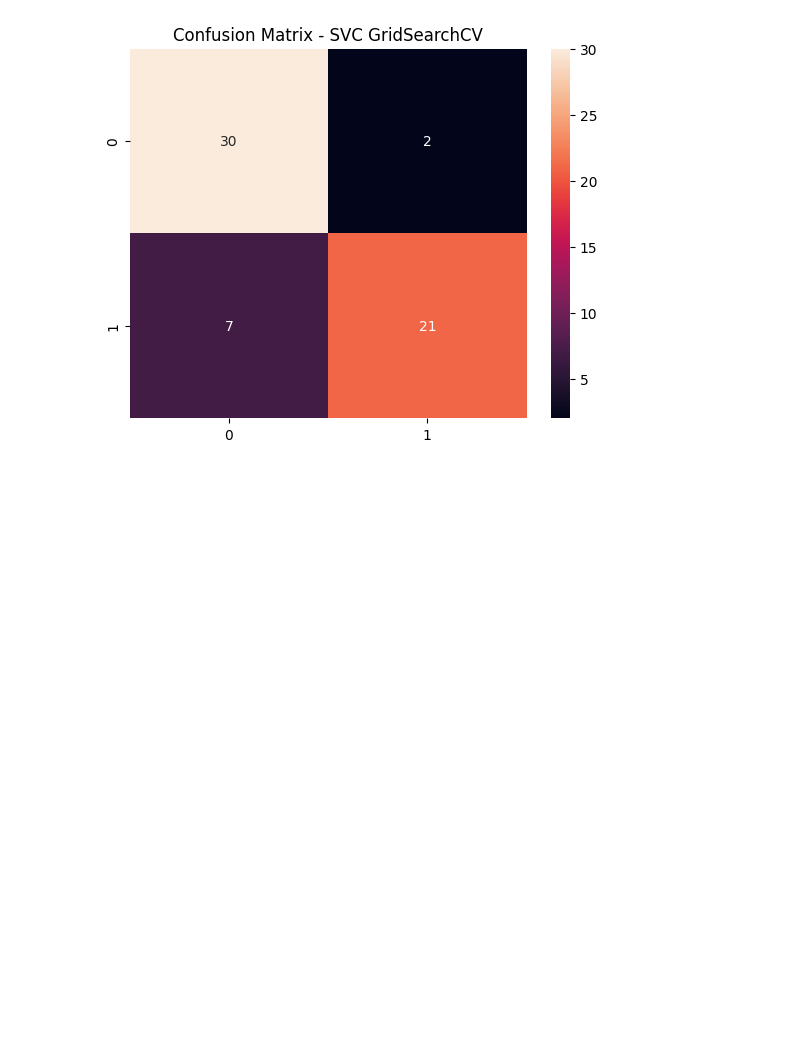
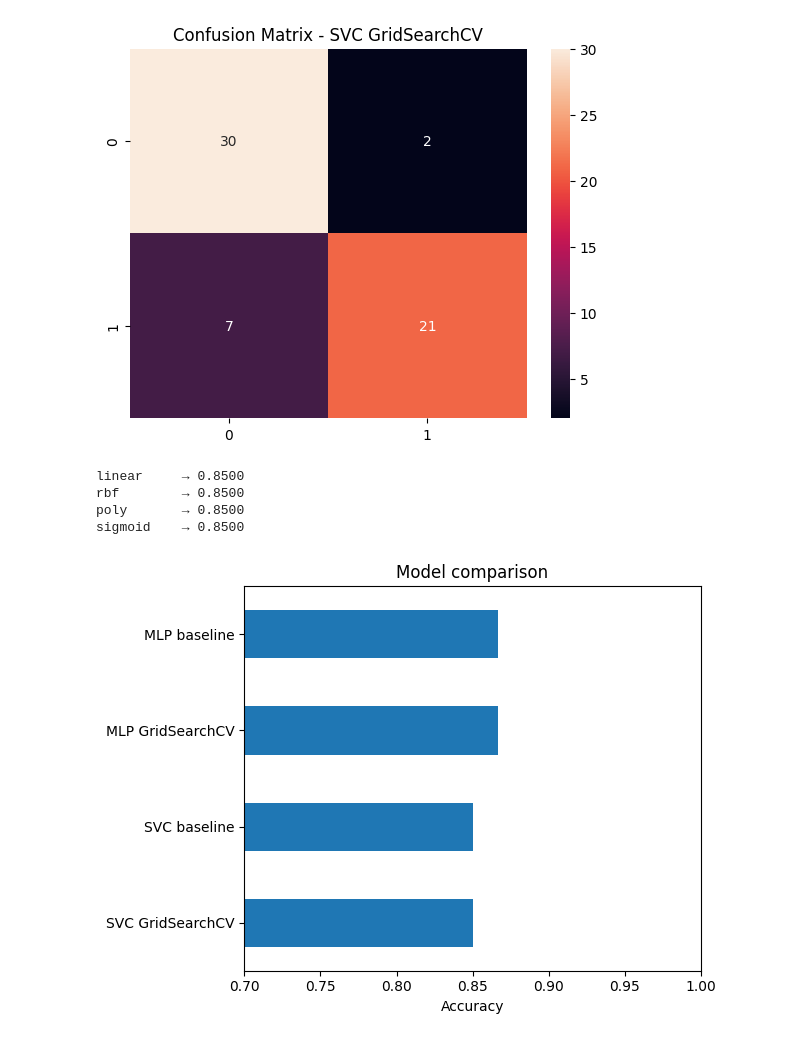
Before and after one commit to PogchampMuffin3/heart-disease-classification, a Jupyter notebook: heart_disease_classification.ipynb, the cells around one changed output. Cells and saved outputs as stored; diff of their text form; code cells hidden in the pictures; blank space fills up the shorter version.

Commit message:
add: model and kernel comparison

```diff
--- a/heart_disease_classification.ipynb
+++ b/heart_disease_classification.ipynb
@@ -150,7 +154,7 @@ mlp_baseline = MLPClassifier(random_state=RANDOM_STATE, max_iter=1000)
 mlp_baseline.fit(X_train, y_train)
 
 y_pred_MLP_baseline = mlp_baseline.predict(X_test)
-model_summary(y_test, y_pred_MLP_baseline, "MLP baseline")
+results['MLP baseline'] = model_summary(y_test, y_pred_MLP_baseline, "MLP baseline")
 # %% [output]
 Accuracy: 0.8667
               precision    recall  f1-score   support
@@ -179,7 +183,7 @@ print(f'Accuracy (walidacja): {mlp_grid.best_score_:.4f}')
 print(f'Accuracy (test): {mlp_grid.score(X_test, y_test):.4f}')
 
 y_pred_MLP = mlp_grid.predict(X_test)
-model_summary(y_test, y_pred_MLP, "MLP GridSearchCV")
+results['MLP GridSearchCV'] = model_summary(y_test, y_pred_MLP, "MLP GridSearchCV")
 # %% [output]
 Najlepsze parametry: {'activation': 'logistic', 'alpha': 1e-05, 'hidden_layer_sizes': (100,), 'solver': 'sgd'}
 Accuracy (walidacja): 0.8390
@@ -200,7 +204,7 @@ svc_baseline = SVC(random_state=RANDOM_STATE)
 svc_baseline.fit(X_train, y_train)
 
 y_pred_SVC_baseline = svc_baseline.predict(X_test)
-model_summary(y_test, y_pred_SVC_baseline, "SVC")
+results['SVC baseline'] = model_summary(y_test, y_pred_SVC_baseline, "SVC")
 # %% [output]
 Accuracy: 0.8500
               precision    recall  f1-score   support
@@ -228,7 +232,7 @@ print(f'Accuracy (walidacja): {svc_grid.best_score_:.4f}')
 print(f'Accuracy (test): {svc_grid.score(X_test, y_test):.4f}')
 
 y_pred_SVC = svc_grid.predict(X_test)
-model_summary(y_test, y_pred_SVC, "SVC GridSearchCV")
+results['SVC GridSearchCV'] = model_summary(y_test, y_pred_SVC, "SVC GridSearchCV")
 # %% [output]
 Najlepsze parametry: {'C': 0.1, 'gamma': 'scale', 'kernel': 'sigmoid'}
 Accuracy (walidacja): 0.8518
@@ -243,3 +247,22 @@ Accuracy: 0.8500
    macro avg       0.86      0.84      0.85        60
 weighted avg       0.86      0.85      0.85        60
 [figure]
+# %%
+# SVC kernel comparison
+for kernel in ['linear', 'rbf', 'poly', 'sigmoid']:
+    svc = SVC(kernel=kernel, random_state=RANDOM_STATE)
+    svc.fit(X_train, y_train)
+    print(f'{kernel:10s} {svc.score(X_test, y_test):.4f}')
+# %% [output]
+linear     → 0.8500
+rbf        → 0.8500
+poly       → 0.8500
+sigmoid    → 0.8500
+# %%
+pd.Series(results).sort_values().plot(kind='barh', title='Model comparison')
+plt.xlabel('Accuracy')
+plt.xlim(0.7, 1.0)
+plt.tight_layout()
+plt.show()
+# %% [output]
+[figure, added]
```
Also changed, not shown: parts of 2 cells of this notebook.
